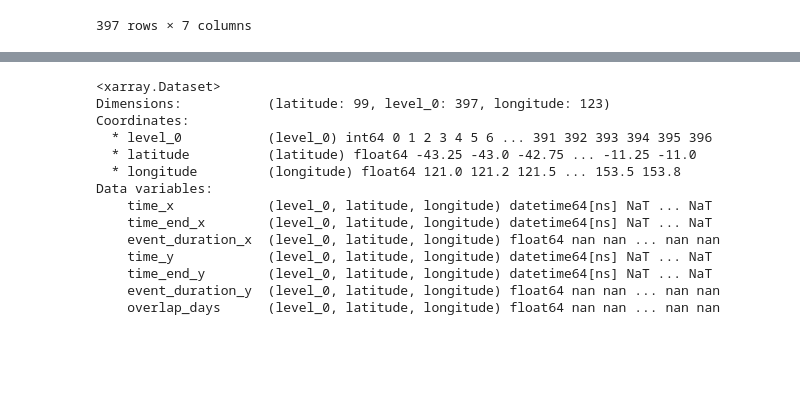
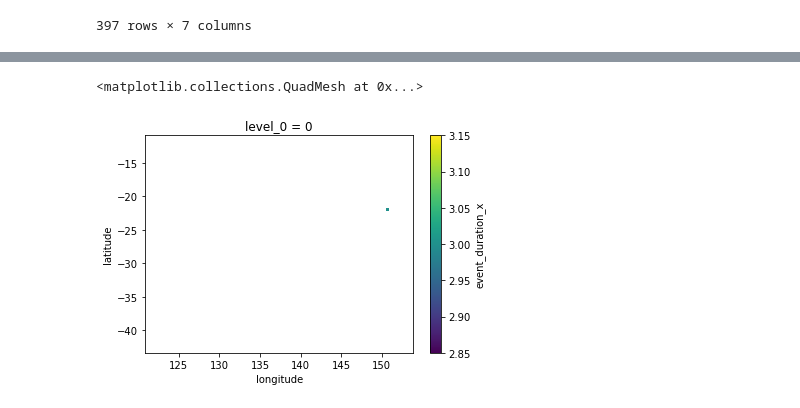
Before and after one commit to ccarouge/Heatwaves, a Jupyter notebook: event-overlap.ipynb, the cells around one changed output, grey strips where cells are left out. Cells and saved outputs as stored; diff of their text form; code cells hidden in the pictures; blank space fills up the shorter version.

```diff
--- a/event-overlap.ipynb
+++ b/event-overlap.ipynb
@@ -282,17 +268,7 @@ new_df
-# %%
-new_df.to_xarray()
-# %% [output]
-<xarray.Dataset>
-Dimensions:           (latitude: 99, level_0: 397, longitude: 123)
-Coordinates:
-  * level_0           (level_0) int64 0 1 2 3 4 5 6 ... 391 392 393 394 395 396
-  * latitude          (latitude) float64 -43.25 -43.0 -42.75 ... -11.25 -11.0
-  * longitude         (longitude) float64 121.0 121.2 121.5 ... 153.5 153.8
-Data variables:
-    time_x            (level_0, latitude, longitude) datetime64[ns] NaT ... NaT
-    time_end_x        (level_0, latitude, longitude) datetime64[ns] NaT ... NaT
-    event_duration_x  (level_0, latitude, longitude) float64 nan nan ... nan nan
-    time_y            (level_0, latitude, longitude) datetime64[ns] NaT ... NaT
-    time_end_y        (level_0, latitude, longitude) datetime64[ns] NaT ... NaT
-    event_duration_y  (level_0, latitude, longitude) float64 nan nan ... nan nan
-    overlap_days      (level_0, latitude, longitude) float64 nan nan ... nan nan
+# %%
+ds=new_df.to_xarray()
+# %%
+ds['event_duration_x'].sel(level_0=0).plot()
+# %% [output]
+<matplotlib.collections.QuadMesh at 0x...>
+[figure, added]
```
Also changed, not shown: parts of 9 cells of this notebook.
